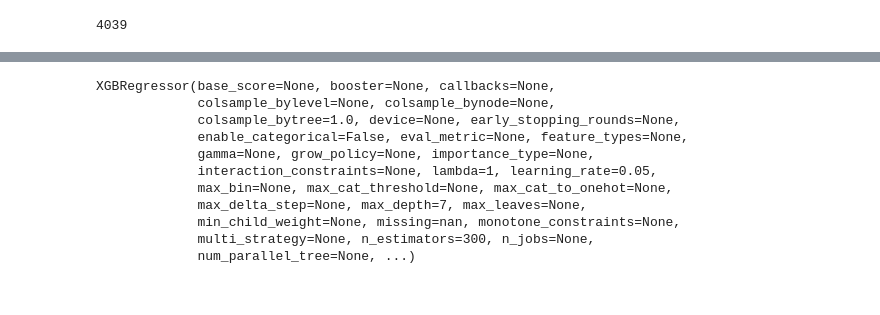
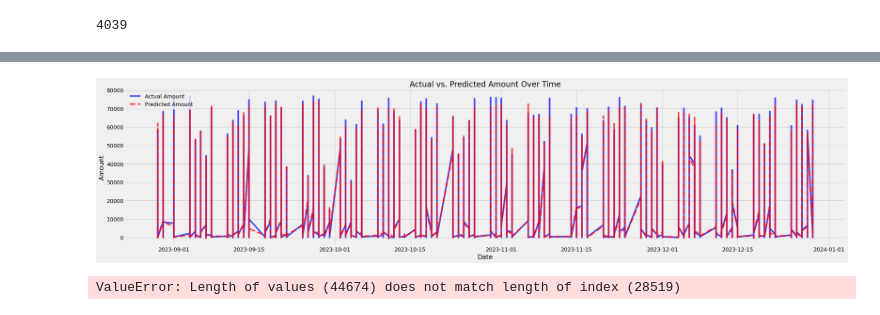
Before and after one commit to benthen/sales-prediction, a Jupyter notebook: sales_prediction.ipynb, the cells around one changed output, grey strips where cells are left out. Saved outputs shown, nothing was run; the diff lists cells and outputs as text; code cells hidden in the pictures.

```diff
--- a/sales_prediction.ipynb
+++ b/sales_prediction.ipynb
@@ -240,14 +244,13 @@ plt.show()
-# %%
-best_model
-# %% [output]
-XGBRegressor(base_score=None, booster=None, callbacks=None,
-             colsample_bylevel=None, colsample_bynode=None,
-             colsample_bytree=1.0, device=None, early_stopping_rounds=None,
-             enable_categorical=False, eval_metric=None, feature_types=None,
-             gamma=None, grow_policy=None, importance_type=None,
-             interaction_constraints=None, lambda=1, learning_rate=0.05,
-             max_bin=None, max_cat_threshold=None, max_cat_to_onehot=None,
-             max_delta_step=None, max_depth=7, max_leaves=None,
-             min_child_weight=None, missing=nan, monotone_constraints=None,
-             multi_strategy=None, n_estimators=300, n_jobs=None,
-             num_parallel_tree=None, ...)
+# %%
+# Plot actual vs. predicted values
+plt.figure(figsize=(30, 7))
+plt.plot(y_test.index, y_test, label='Actual Amount', color='b', alpha=0.7)
+plt.plot(y_test.index, y_pred, label='Predicted Amount', color='r', linestyle='--', alpha=0.7)
+plt.xlabel('Date')
+plt.ylabel('Amount')
+plt.title('Actual vs. Predicted Amount Over Time')
+plt.legend()
+plt.grid(True)
+plt.savefig('D:/programming/sales prediction/result/evaluation.png')
+# %% [output]
+[figure, added]
@@ -253,0 +318,17 @@ XGBRegressor(base_score=None, booster=None, callbacks=None,
+# %%
+columns = [col for col in df.columns if col != 'Amount']
+
+# Step 2: Define feature columns and target
+X = df[columns]  # Features based on the date
+y = df['Amount']  # Target variable (sales amount)
+
+scaler = StandardScaler()
+X_scaled = scaler.fit_transform(X)
+
+y_pred = best_model.predict(X_scaled)
+
+mse = mean_squared_error(y, y_pred)
+rmse = mse ** 0.5
+print(f"RMSE: {rmse}")
+# %% [output]
+ValueError: Length of values (44674) does not match length of index (28519)
```
Also changed, not shown: parts of 9 cells of this notebook, 1 other file.
